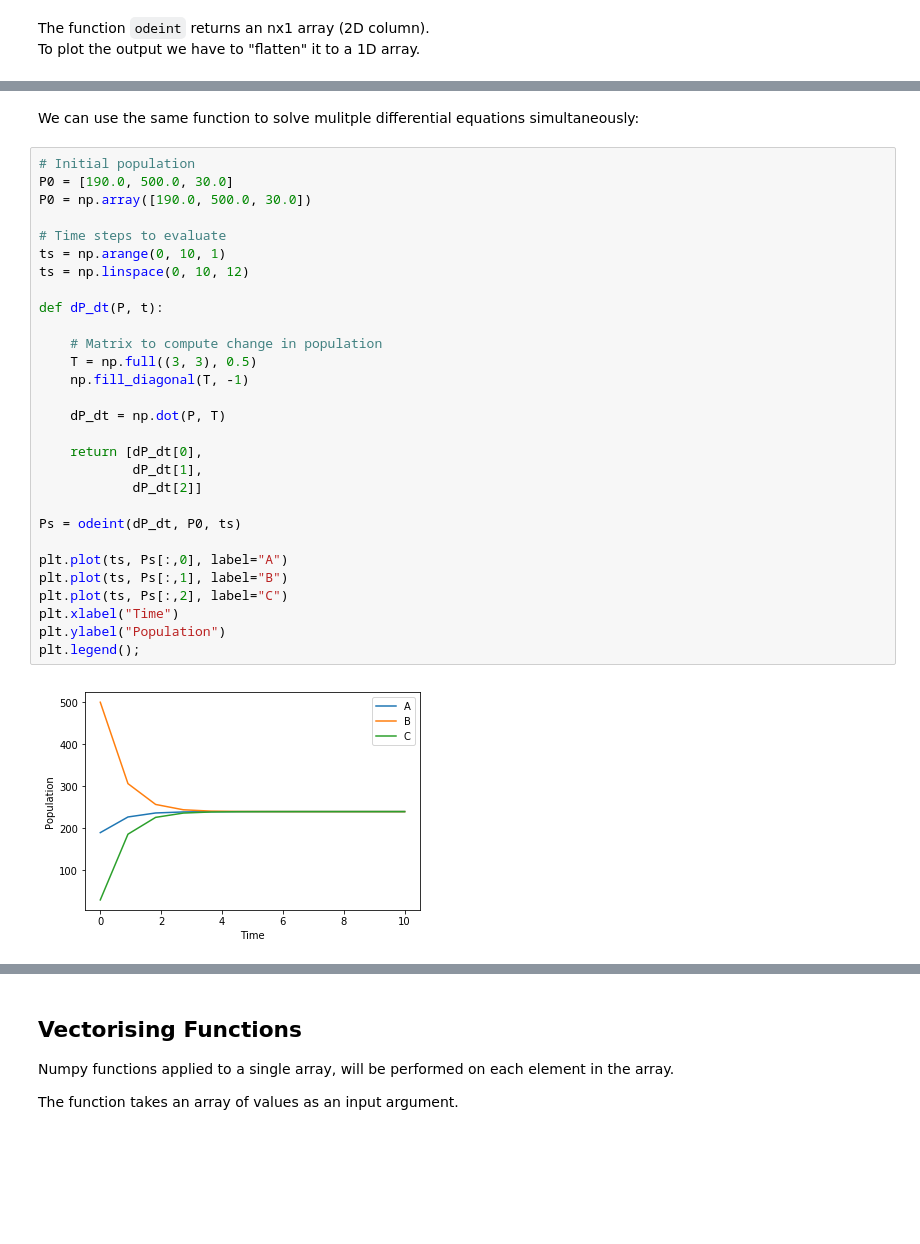
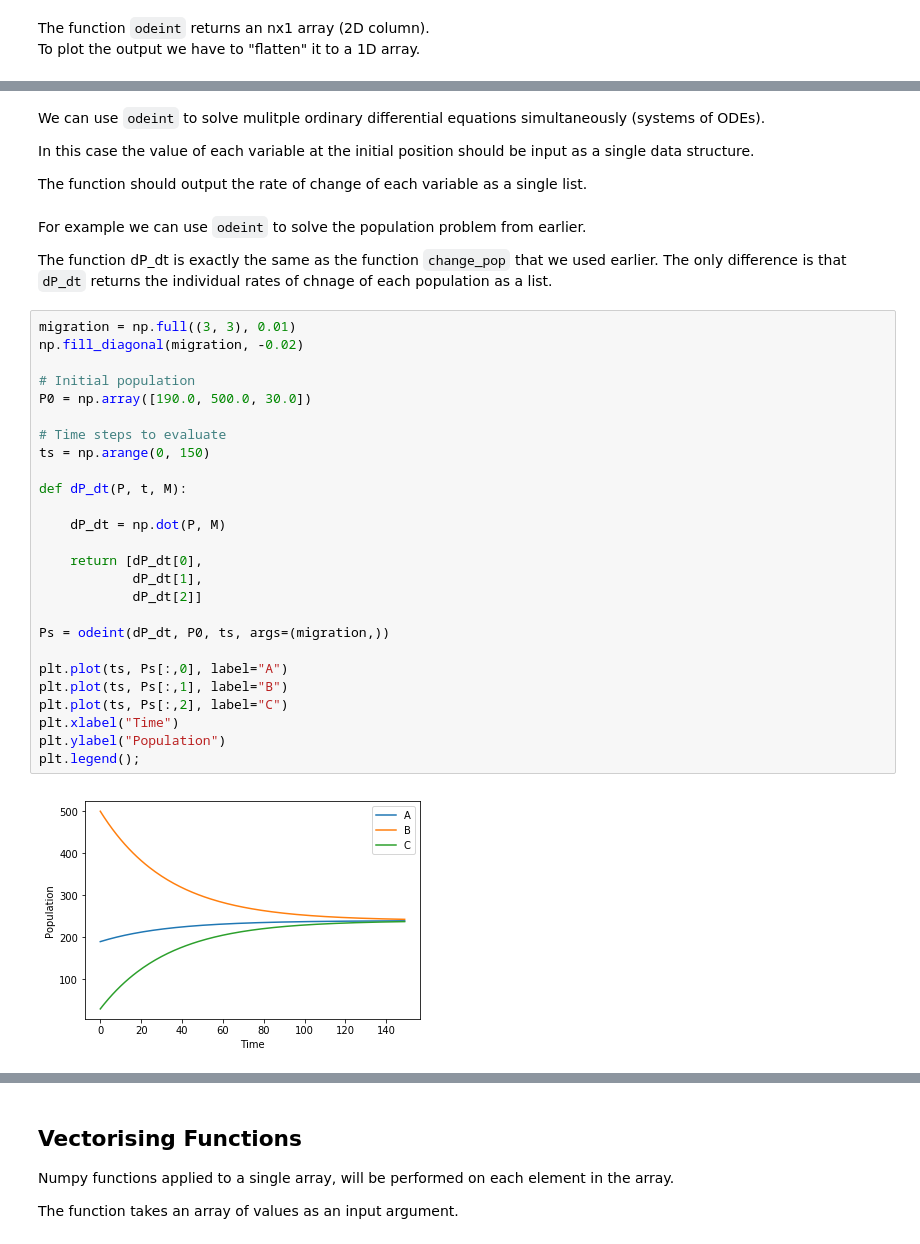
Before and after one commit to hphilamore/ILAS_python, a Jupyter notebook: 7_Numerical_computation_with_Numpy.ipynb, the cells around one changed output, grey strips where cells are left out. Saved outputs shown, nothing was run; the diff lists cells and outputs as text; blank space fills up the shorter version.

```diff
--- a/7_Numerical_computation_with_Numpy.ipynb
+++ b/7_Numerical_computation_with_Numpy.ipynb
@@ -1855,34 +1793,39 @@ plt.plot(ts, xs);
 [figure]
-# %% [markdown]
-We can use the same function to solve mulitple differential equations simultaneously:
+# %% [markdown]
+We can use `odeint` to solve mulitple ordinary differential equations simultaneously (systems of ODEs).
+
+In this case the value of each variable at the initial position should be input as a single data structure.
+
+The function should output the rate of change of each variable as a single list.
+# %% [markdown]
+For example we can use `odeint` to solve the population problem from earlier.
+
+The function dP_dt is exactly the same as the function `change_pop` that we used  earlier. The only difference is that `dP_dt` returns the individual rates of chnage of each population as a list.
 # %%
+migration = np.full((3, 3), 0.01)
+np.fill_diagonal(migration, -0.02)
+
 # Initial population
-P0 = [190.0, 500.0, 30.0]
 P0 = np.array([190.0, 500.0, 30.0])
 
 # Time steps to evaluate
-ts = np.arange(0, 10, 1)
-ts = np.linspace(0, 10, 12)
+ts = np.arange(0, 150)
 
-def dP_dt(P, t):
+def dP_dt(P, t, M):
 
-    # Matrix to compute change in population
-    T = np.full((3, 3), 0.5)
-    np.fill_diagonal(T, -1)
-
-    dP_dt = np.dot(P, T)
+    dP_dt = np.dot(P, M)
 
     return [dP_dt[0],
             dP_dt[1],
             dP_dt[2]]
 
-Ps = odeint(dP_dt, P0, ts)
+Ps = odeint(dP_dt, P0, ts, args=(migration,))
 
 plt.plot(ts, Ps[:,0], label="A")
 plt.plot(ts, Ps[:,1], label="B")
 plt.plot(ts, Ps[:,2], label="C")
 plt.xlabel("Time")
 plt.ylabel("Population")
 plt.legend();
 # %% [output]
-[figure, old version]
+[figure, new version]
```
Also changed, not shown: parts of 40 cells of this notebook, 8 other files.
